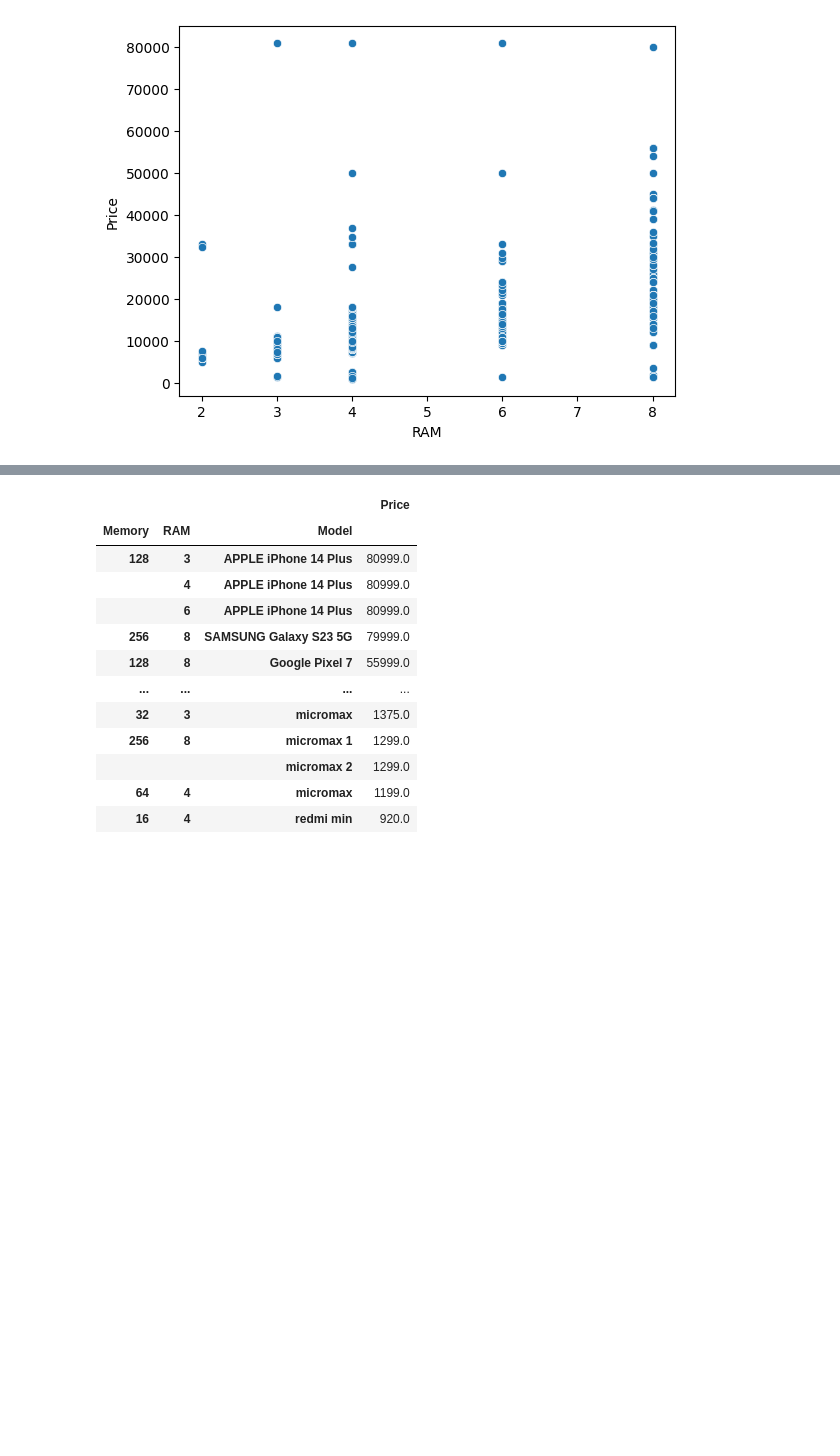
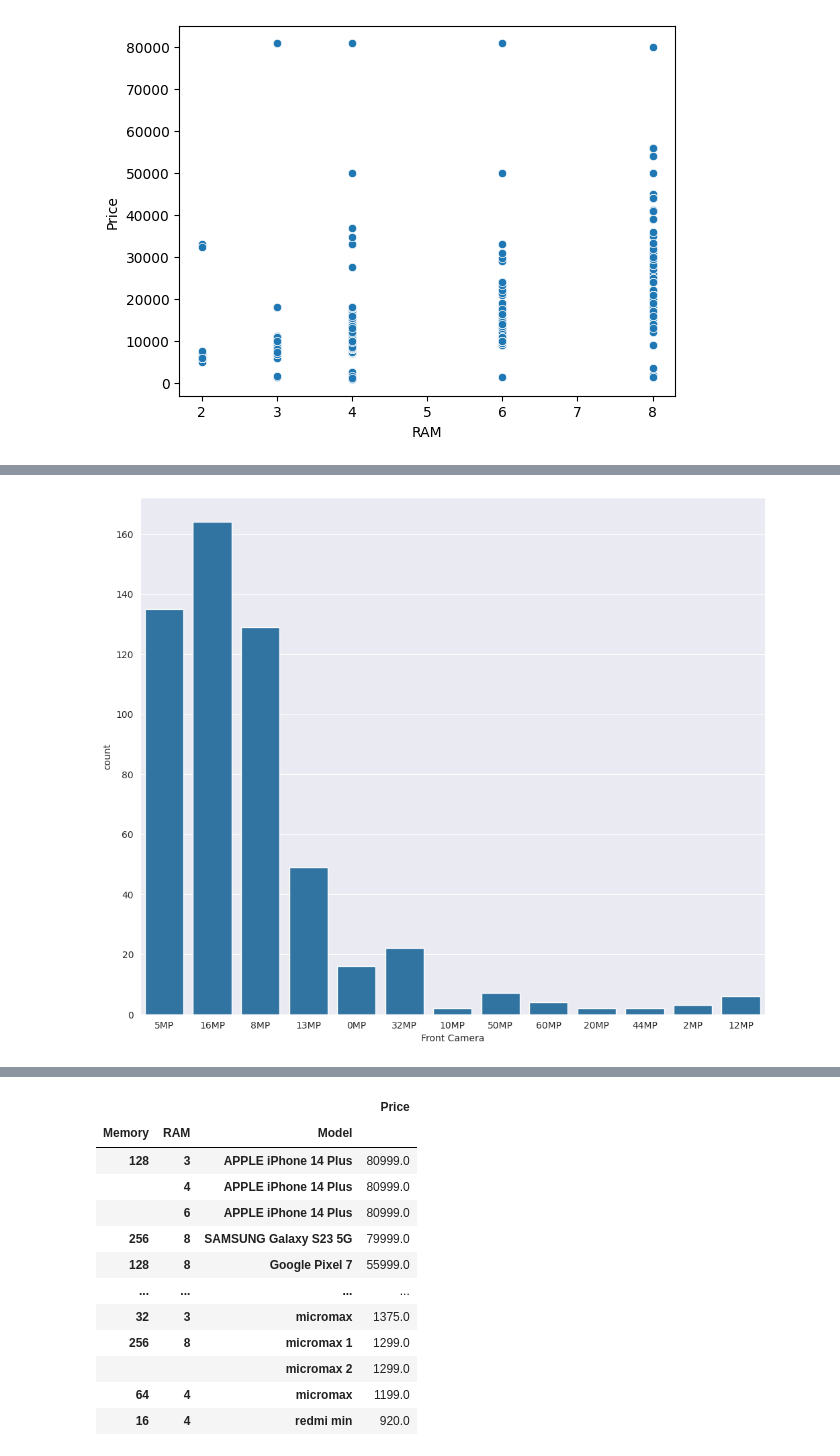
Before and after one commit to Deb052024/Machine-Prediction, a Jupyter notebook: Mobile_Handset_Price.ipynb, the cells around one changed output, grey strips where cells are left out. Drawn from its saved outputs; the diff is of its cells as text; code cells hidden in the pictures; blank space fills up the shorter version.

```diff
--- a/Mobile_Handset_Price.ipynb
+++ b/Mobile_Handset_Price.ipynb
@@ -356,0 +372,6 @@ sns.scatterplot(x=df['RAM'],y=df['Price'])
+# %%
+plt.figure(figsize=(12,10))
+sns.countplot(x=df['Front Camera'])
+sns.set_style('darkgrid')
+# %% [output]
+[figure, added]
```
Also changed, not shown: parts of 17 cells of this notebook.
